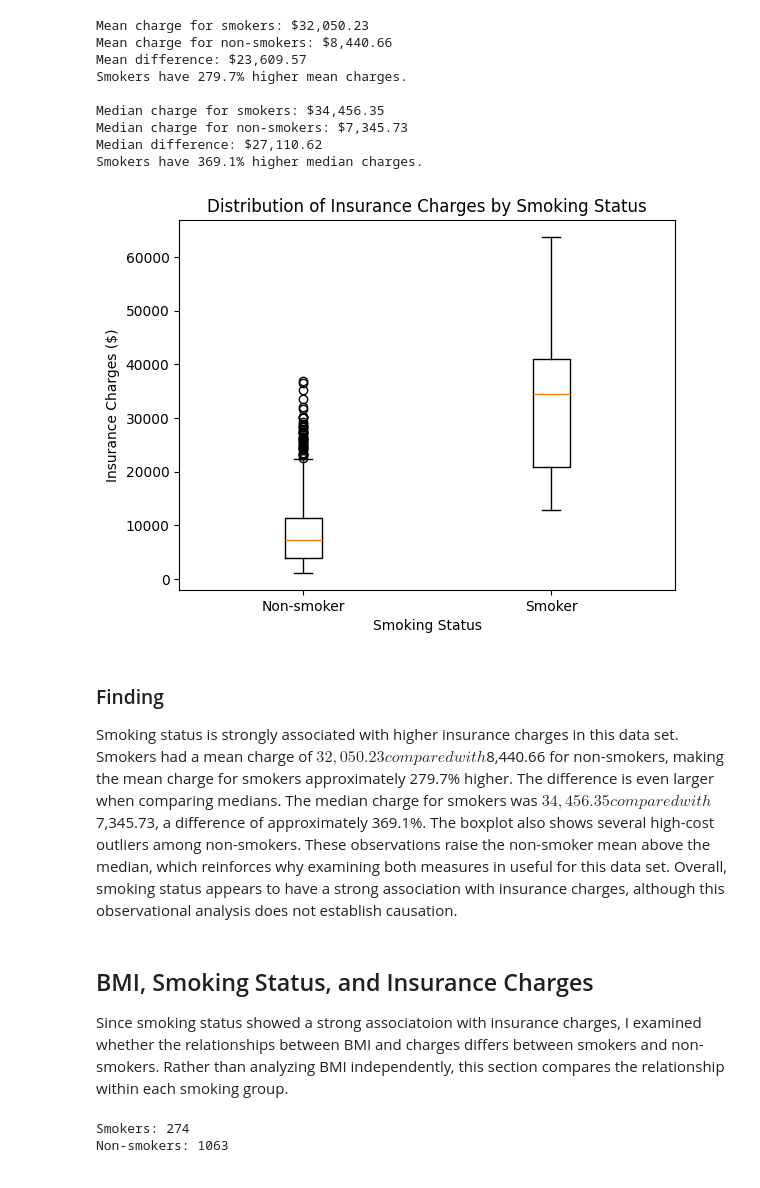
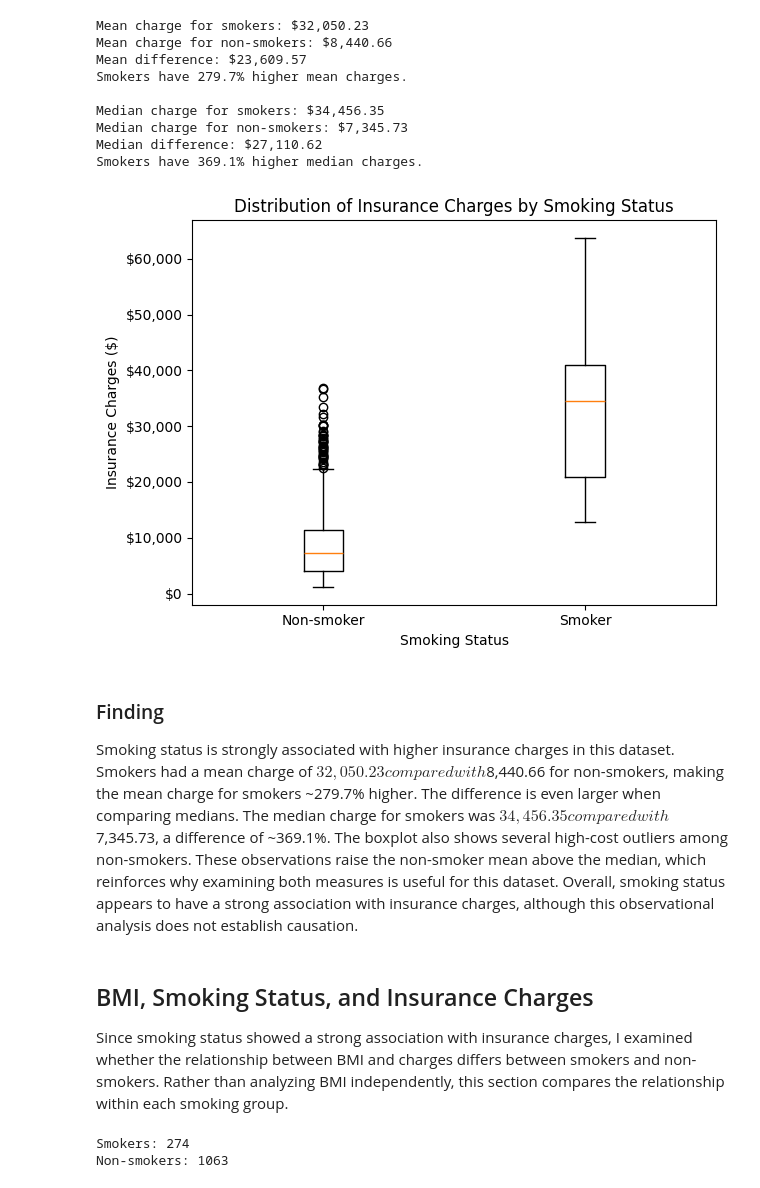
Before and after one commit to kikieliu/medical-insurance-analysis, a Jupyter notebook: medical_insurance_analysis.ipynb, the cells around one changed output. Cells and saved outputs as stored; diff of their text form; code cells hidden in the pictures.

```diff
--- a/medical_insurance_analysis.ipynb
+++ b/medical_insurance_analysis.ipynb
@@ -212,27 +205,32 @@ Smokers have 369.1% higher median charges.
 # %%
 nonsmoker_charges = df[df.smoker == 'no']['charges']
 smoker_charges = df[df.smoker == 'yes']['charges']
 
 plt.boxplot(
     [nonsmoker_charges, smoker_charges],
     tick_labels=['Non-smoker', 'Smoker']
 )
 
 plt.title('Distribution of Insurance Charges by Smoking Status')
 plt.xlabel('Smoking Status')
 plt.ylabel('Insurance Charges ($)')
+plt.gca().yaxis.set_major_formatter(
+    StrMethodFormatter("${x:,.0f}")
+)
+
+plt.tight_layout()
 plt.show()
 # %% [output]
-[figure, old version]
+[figure, new version]
 # %% [markdown]
 ### Finding
-Smoking status is strongly associated with higher insurance charges in this data set. Smokers had a mean charge of $32,050.23 compared with $8,440.66 for non-smokers, making the mean charge for smokers approximately 279.7% higher.
-The difference is even larger when comparing medians. The median charge for smokers was $34,456.35 compared with $7,345.73, a difference of approximately 369.1%.
-The boxplot also shows several high-cost outliers among non-smokers. These observations raise the non-smoker mean above the median, which reinforces why examining both measures in useful for this data set.
+Smoking status is strongly associated with higher insurance charges in this dataset. Smokers had a mean charge of $32,050.23 compared with $8,440.66 for non-smokers, making the mean charge for smokers ~279.7% higher.
+The difference is even larger when comparing medians. The median charge for smokers was $34,456.35 compared with $7,345.73, a difference of ~369.1%.
+The boxplot also shows several high-cost outliers among non-smokers. These observations raise the non-smoker mean above the median, which reinforces why examining both measures is useful for this dataset.
 Overall, smoking status appears to have a strong association with insurance charges, although this observational analysis does not establish causation.
 # %% [markdown]
 ## BMI, Smoking Status, and Insurance Charges
-Since smoking status showed a strong associatoion with insurance charges, I examined whether the relationships between BMI and charges differs between smokers and non-smokers.
+Since smoking status showed a strong association with insurance charges, I examined whether the relationship between BMI and charges differs between smokers and non-smokers.
 Rather than analyzing BMI independently, this section compares the relationship within each smoking group.
 # %%
 smokers = df[df.smoker == 'yes']
```
Also changed, not shown: parts of 46 cells of this notebook.
